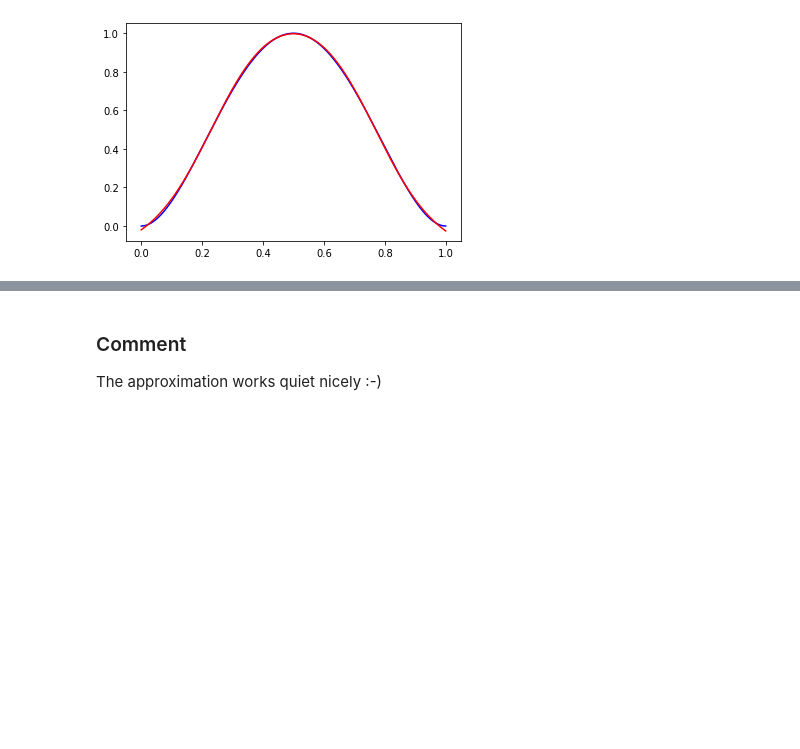
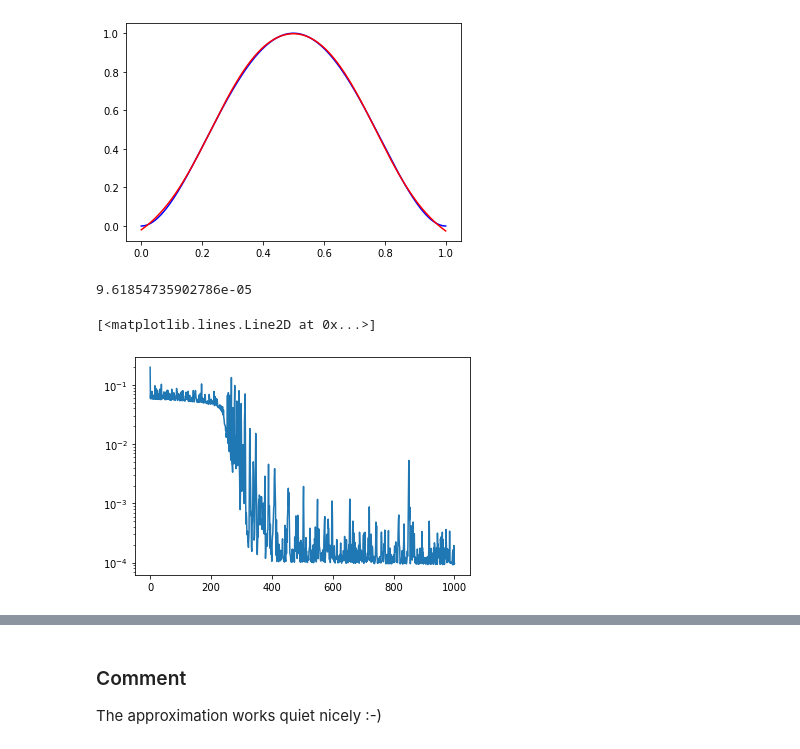
Before and after one commit to codax0r/mse-delearn, a Jupyter notebook: jeh/w3-function_approximation_stud.ipynb, the cells around one changed output, grey strips where cells are left out. Cells and saved outputs as stored; diff of their text form; code cells hidden in the pictures; blank space fills up the shorter version.

```diff
--- a/jeh/w3-function_approximation_stud.ipynb
+++ b/jeh/w3-function_approximation_stud.ipynb
@@ -406,3 +410,13 @@ plt.plot(X_test[0,:],Ypred_test[0,:],'r-')
 # %% [output]
 [<matplotlib.lines.Line2D at 0x...>]
 [figure]
+# %%
+# Without normalization
+params, epochs, costs = train(X_train, y_train, n_hidden, nepochs,
+                              batchsize=batchsize, learning_rate=learning_rate)
+
+plt.semilogy(epochs,costs)
+# %% [output]
+9.61854735902786e-05
+[<matplotlib.lines.Line2D at 0x...>]
+[figure, added]
```
Also changed, not shown: parts of 14 cells of this notebook.
